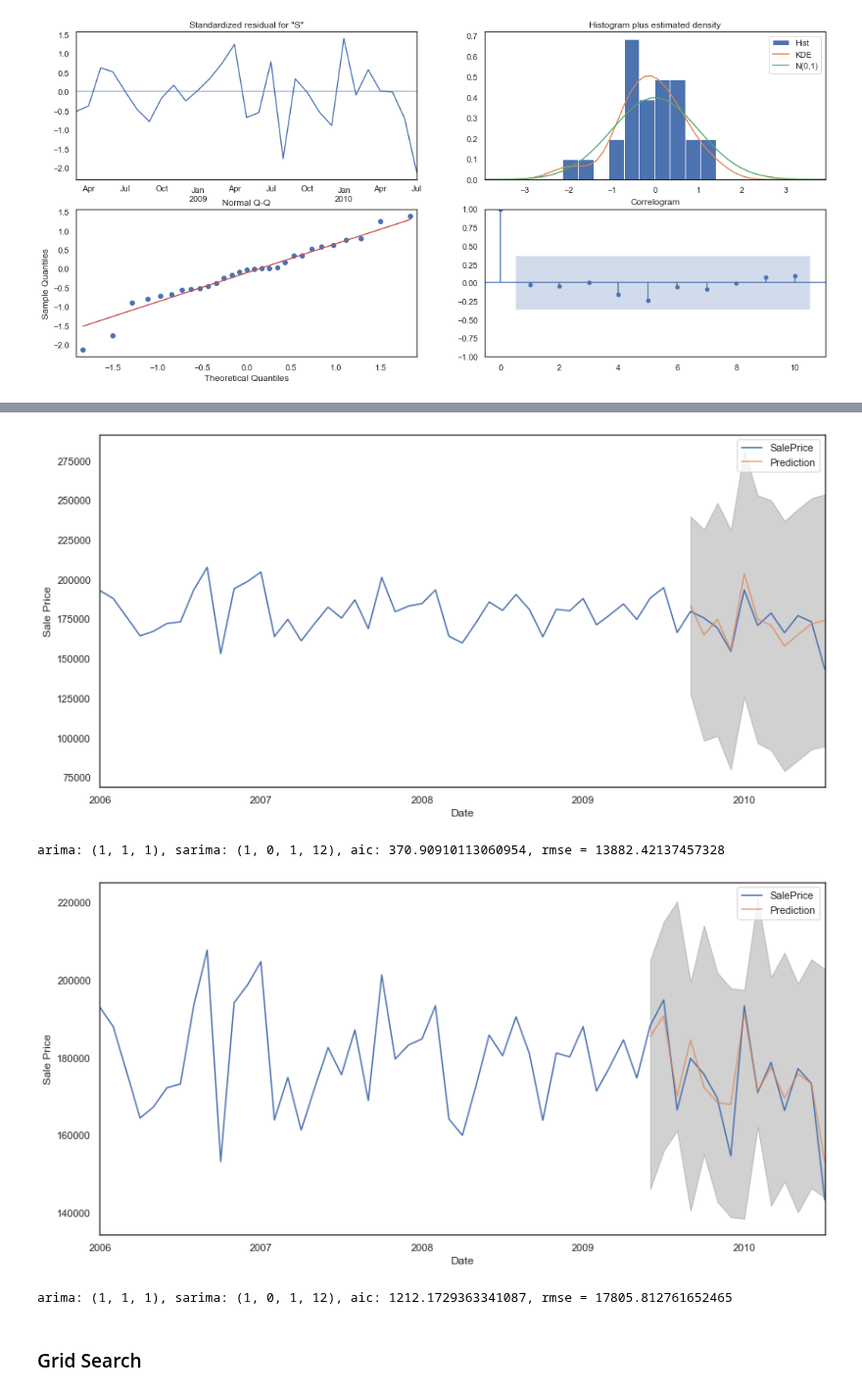
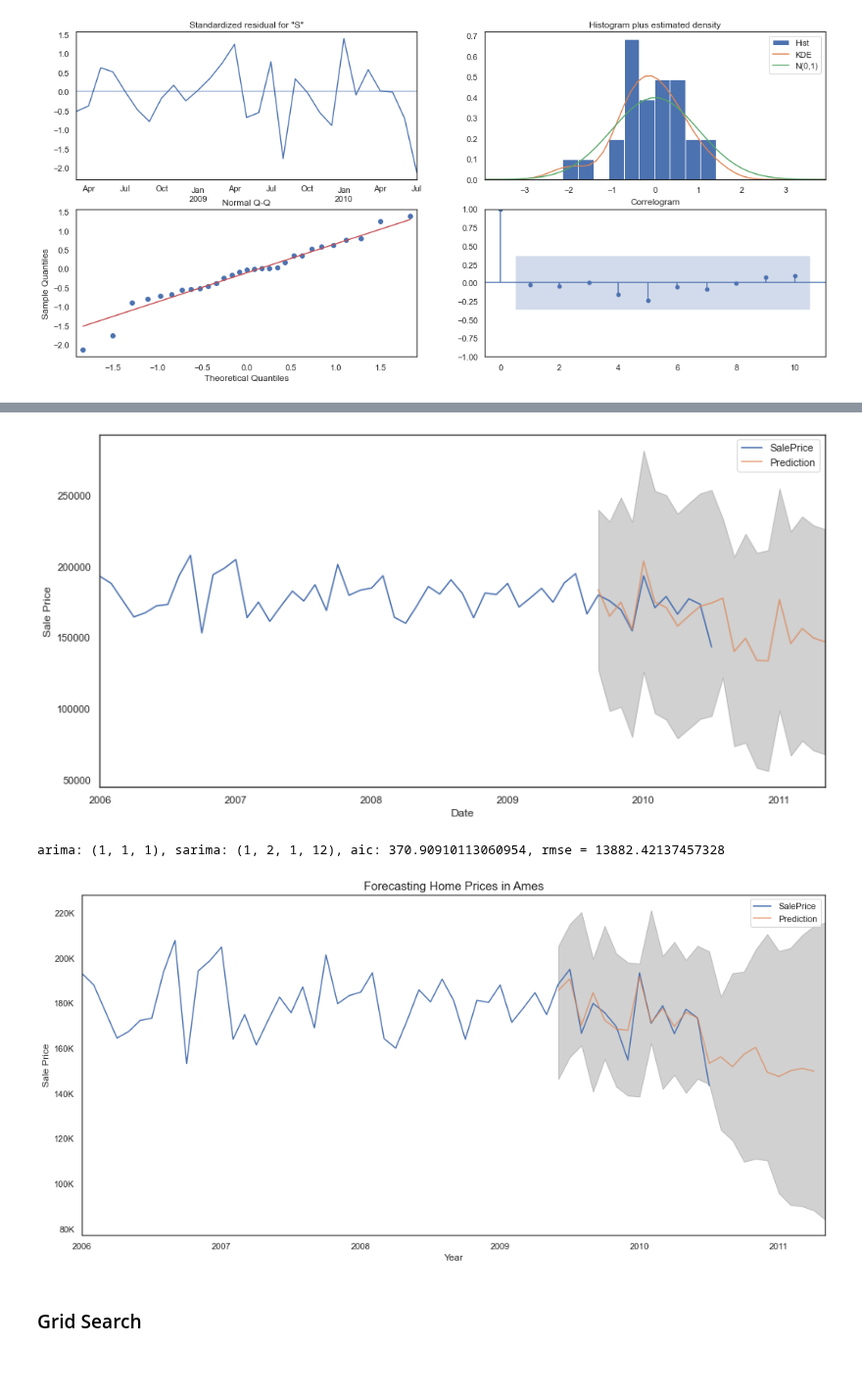
Before and after one commit to danielosetiawan/Ames_Housing_ML, a Jupyter notebook: TimeSeries.ipynb, the cells around one changed output, grey strips where cells are left out. Shown at 98% size. Saved outputs shown, nothing was run; the diff lists cells and outputs as text; code cells hidden in the pictures; blank space fills up the shorter version.

```diff
--- a/TimeSeries.ipynb
+++ b/TimeSeries.ipynb
@@ -168,0 +172,10 @@ Freq: MS, Name: predicted_mean, dtype: float64
+# %%
+neighborhood = 'OldTown'
+
+housing = pd.read_csv('./data/Ames_Housing_Price_Data.csv', index_col=0)
+housing = housing[housing['Neighborhood'] == neighborhood]
+DateSold = pd.to_datetime(housing['YrSold'].astype(str) + '-' +
+                        housing['MoSold'].astype(str) + '-1').rename('DateSold')
+
+df = housing[['SalePrice']].set_index(DateSold).groupby('DateSold').mean()
+print(f'len: {len(df)}')
@@ -169,30 +240,34 @@ Freq: MS, Name: predicted_mean, dtype: float64
 # %%
 pdq = (1, 1, 1)
-PDQM = (1, 0, 1, 12)
+PDQM = (1, 2, 1, 12)
 
 mod = sm.tsa.statespace.SARIMAX(df,
-                                order=(1, 1, 1),
-                                seasonal_order=(1, 2, 1, 12),
+                                order=pdq,
+                                seasonal_order=PDQM,
                                 enforce_stationarity=False,
                                 enforce_invertibility=False)
 result = mod.fit(disp=False)
 
-pred = result.get_prediction(start=pd.to_datetime('2009-09-01'), dynamic=True)
-pred_ci = pred.conf_int()
+predict = result.get_prediction(start=pd.to_datetime('2009-09-01'), dynamic=True)
+forecast = result.get_forecast(steps=10)
+
+ci = predict.conf_int().append(forecast.conf_int())
+pred = predict.predicted_mean.append(forecast.predicted_mean)
+
 ax = df.plot(label='Observed')
-pred.predicted_mean.plot(ax=ax, label='Prediction', alpha=.7, figsize=(14, 7))
-mse = ((df['2010-01-01':].squeeze() - pred.predicted_mean) ** 2).mean()
-ax.fill_between(pred_ci.index,
-                pred_ci.iloc[:, 0],
-                pred_ci.iloc[:, 1], color='k', alpha=.2)
+pred.plot(ax=ax, label='Prediction', alpha=.7, figsize=(14, 7))
+mse = ((df['2010-01-01':].squeeze() - pred) ** 2).mean()
+ax.fill_between(ci.index,
+                ci.iloc[:, 0],
+                ci.iloc[:, 1], color='k', alpha=.2)
 ax.set_xlabel('Date')
 ax.set_ylabel('Sale Price')
 plt.legend()
 plt.show()
 print(f'arima: {pdq}, sarima: {PDQM}, aic: {result.aic}, rmse = {mse ** 0.5}')
 # %% [output]
-[figure, old version]
+[figure, new version]
-arima: (1, 1, 1), sarima: (1, 0, 1, 12), aic: 370.90910113060954, rmse = 13882.42137457328
+arima: (1, 1, 1), sarima: (1, 2, 1, 12), aic: 370.90910113060954, rmse = 13882.42137457328
 # %%
 mod = sm.tsa.statespace.SARIMAX(df,
                                 order=(1, 1, 1),
@@ -205,32 +280,49 @@ result.
 # %%
 pdq = (1, 1, 1)
 PDQM = (1, 0, 1, 12)
 
 mod = sm.tsa.statespace.SARIMAX(df,
                                 order=pdq,
                                 seasonal_order=PDQM,
                                 enforce_stationarity=True,
                                 enforce_invertibility=True)
 result = mod.fit(disp=False)
 
-pred = result.get_prediction(start=pd.to_datetime('2009-06-01'), dynamic=False)
-pred_ci = pred.conf_int()
+
+# predict = result.get_prediction(start=pd.to_datetime('2009-09-01'), dynamic=True)
+# forecast = result.get_forecast(steps=10)
+
+# ci = predict.conf_int().append(forecast.conf_int())
+# pred = predict.predicted_mean.append(forecast.predicted_mean)
+
+
+
+predict = result.get_prediction(start=pd.to_datetime('2009-06-01'), dynamic=False)
+forecast = result.get_forecast(steps=10)
+
+ci = predict.conf_int().append(forecast.conf_int())
+pred = predict.predicted_mean.append(forecast.predicted_mean)
 ax = df.plot(label='Observed')
 
-predicted_mean = pred.predicted_mean.shift(-1)
+predicted_mean = pred.shift(-1)
 predicted_mean.iloc[13] = result.forecast(1)
 predicted_mean.plot(ax=ax, label='Prediction', alpha=.7, figsize=(14, 7))
-mse = ((df['2010-01-01':].squeeze() - pred.predicted_mean) ** 2).mean()
-ax.fill_between(pred_ci.index,
-                pred_ci.iloc[:, 0],
-                pred_ci.iloc[:, 1], color='k', alpha=.2)
-ax.set_xlabel('Date')
+
+ax.fill_between(ci.index,
+                ci.iloc[:, 0],
+                ci.iloc[:, 1], color='k', alpha=.2)
+ax.set_xlabel('Year')
 ax.set_ylabel('Sale Price')
+plt.yticks([8e4, 1e5, 1.2e5, 1.4e5, 1.6e5, 1.8e5, 2e5, 2.2e5],
+           ['80K', '100K', '120K', '140K', '160K', '180K', '200K', '220K'])
+plt.title('Forecasting Home Prices in Ames', fontsize = 15)
 plt.legend()
+plt.tight_layout()
+plt.savefig('./visualizations/10step-predictions.png', dpi = 600)
 plt.show()
-print(f'arima: {pdq}, sarima: {PDQM}, aic: {result.aic}, rmse = {mse ** 0.5}')
+
+# print(f'arima: {pdq}, sarima: {PDQM}, aic: {result.aic}, rmse = {mse ** 0.5}')
 # %% [output]
-[figure, old version]
+[figure, new version]
-arima: (1, 1, 1), sarima: (1, 0, 1, 12), aic: 1212.1729363341087, rmse = 17805.812761652465
 # %% [markdown]
 ### Grid Search
```
Also changed, not shown: parts of 21 cells of this notebook, 7 other files.
